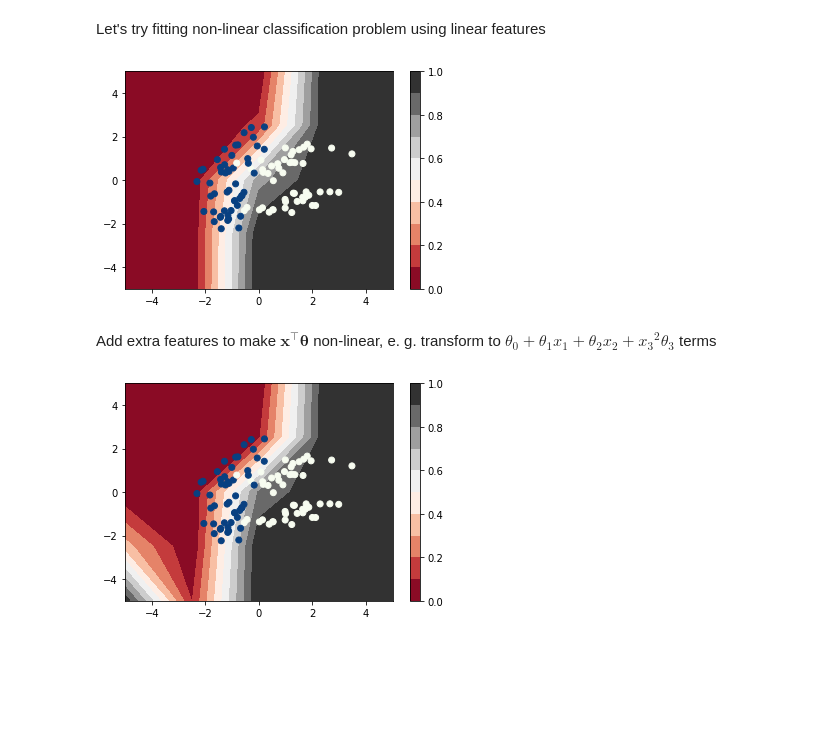
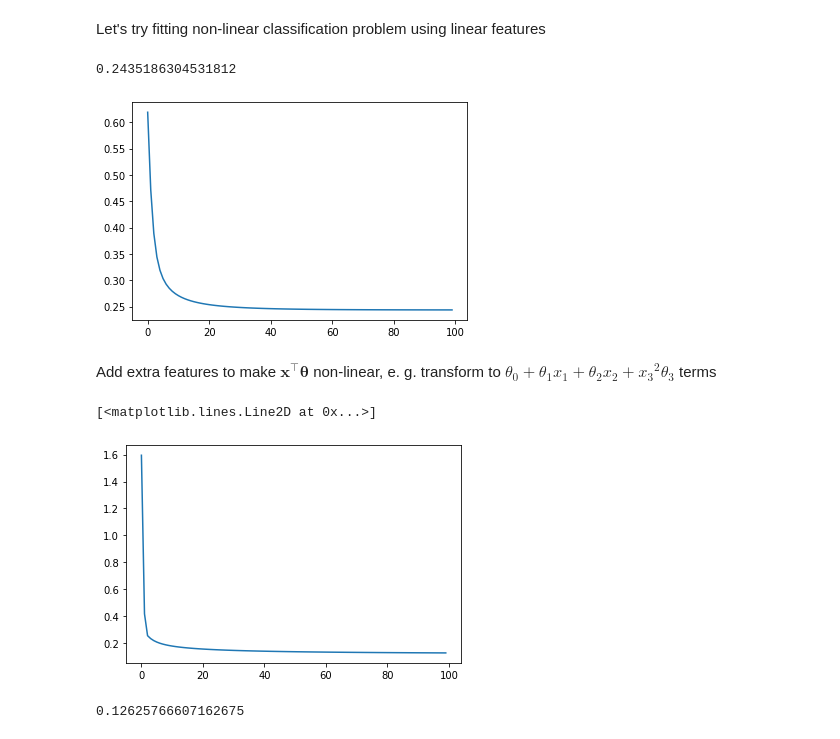
Before and after one commit to rkhaimov/ml-learn, a Jupyter notebook: log-reg.ipynb, the cells around one changed output. Cells and saved outputs as stored; diff of their text form; code cells hidden in the pictures; blank space fills up the shorter version.

Commit message:
Add learning curve

```diff
--- a/log-reg.ipynb
+++ b/log-reg.ipynb
@@ -27,55 +27,56 @@ $$ \frac{d}{d\mathbf{\theta}}J(\mathbf{\theta})=\frac{1}{m}\mathbf{X}^{\intercal
 # %%
 
 import numpy as np
-from matplotlib import pyplot as plt
+
+
+def cost(hx: np.array, y: np.array):
+    return np.sum(np.log(hx) * -1 * y - (1 - y) * np.log(1 - hx)) * (1 / hx.shape[0])
 
 
 def learn(X: np.ndarray, y: np.ndarray, total_epoches=10, lr=1):
     Xb: np.ndarray = np.column_stack([np.ones([X.shape[0], 1]), X])
 
     theta = np.ones(Xb.shape[1])
+    history = []
     for epoch in range(0, total_epoches):
+        history.append(cost(predict(X, theta), y))
         theta = theta - lr * Xb.transpose().dot(predict(X, theta) - y)
 
-    return theta
+    return theta, history
 
 
 def predict(X: np.ndarray, theta: np.ndarray):
     Xb: np.ndarray = np.column_stack([np.ones([X.shape[0], 1]), X])
 
     return np.reciprocal(1 + np.exp(Xb.dot(theta) * -1))
-
-
-def show(X: np.linspace, y: np.linspace, theta: np.array, prepare = lambda x: x):
-    delta = 5
-    x = np.linspace(-5, 5, delta)
-    x1, x2 = np.meshgrid(x, x)
-    joined = np.column_stack([x1.reshape([-1, 1]), x2.reshape([-1, 1])])
-
-    plt.contourf(x1, x2, predict(prepare(joined), theta).reshape([-1, 5]), 10, cmap='RdGy')
-    plt.colorbar()
-
-    plt.scatter(X[:, 0], X[:, 1], c=y, cmap='GnBu_r')
 # %% [markdown]
 Let's try fitting non-linear classification problem using linear features
 # %%
 from sklearn import datasets
 
+np.random.seed(13)
 X, y = datasets.make_classification(100, 2, n_redundant=0)
 
-theta = learn(X, y, 100, 0.1)
+theta, history = learn(X, y, 100, 0.01)
 
-show(X, y, theta)
+plt.plot(np.arange(0, len(history)), history)
+cost(predict(X, theta), y)
 # %% [output]
+0.2435186304531812
-[figure, old version]
+[figure, new version]
 # %% [markdown]
 Add extra features to make $\mathbf{x}^{\intercal}\mathbf{\theta}$ non-linear, e. g. transform to $\theta_0 + \theta_1{x_1} + \theta_2{x_2} + {x_3}^2\theta_3$ terms
 # %%
 def extend(X: np.array):
     return np.column_stack([X, np.square(X[:, 0])])
 
-theta = learn(extend(X), y, 100, 0.1)
+theta, history = learn(extend(X), y, 100, 0.01)
 
-show(extend(X), y, theta, extend)
+plt.plot(np.arange(0, len(history)), history)
 # %% [output]
+[<matplotlib.lines.Line2D at 0x...>]
-[figure, old version]
+[figure, new version]
+# %%
+cost(predict(extend(X), theta), y)
+# %% [output]
+0.12625766607162675
```
Also changed, not shown: parts of 2 cells of this notebook.
